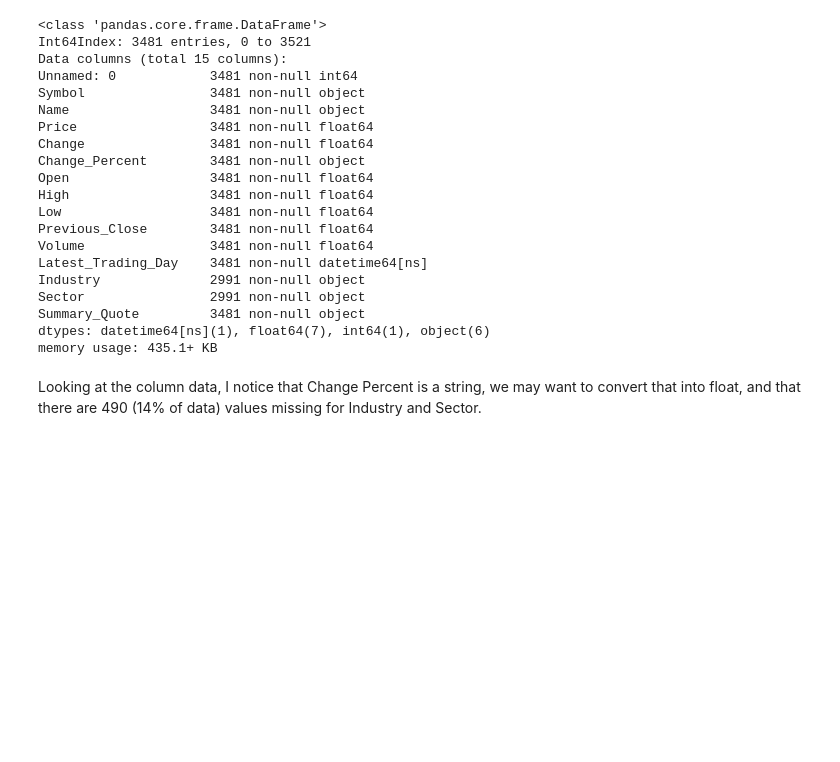
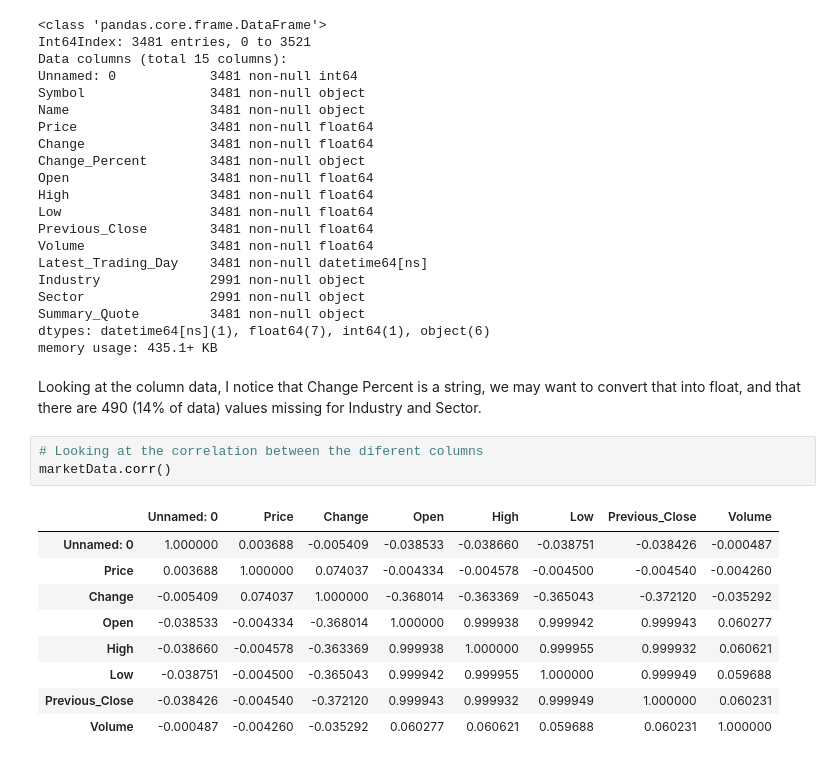
Before and after one commit to brian-cobo/Stock_Market_Analysis_Software, a Jupyter notebook: Explore Market Data.ipynb, the cells around one changed output. Cells and saved outputs as stored; diff of their text form; blank space fills up the shorter version.

```diff
--- a/Explore Market Data.ipynb
+++ b/Explore Market Data.ipynb
@@ -97,3 +98,16 @@ dtypes: datetime64[ns](1), float64(7), int64(1), object(6)
 memory usage: 435.1+ KB
 # %% [markdown]
 Looking at the column data, I notice that Change Percent is a string, we may want to convert that into float, and that there are 490 (14% of data) values missing for Industry and Sector.
+# %%
+# Looking at the correlation between the diferent columns
+marketData.corr()
+# %% [output]
+|  | Unnamed: 0 | Price | Change | Open | High | Low | Previous_Close | Volume |
+| Unnamed: 0 | 1.000000 | 0.003688 | -0.005409 | -0.038533 | -0.038660 | -0.038751 | -0.038426 | -0.000487 |
+| Price | 0.003688 | 1.000000 | 0.074037 | -0.004334 | -0.004578 | -0.004500 | -0.004540 | -0.004260 |
+| Change | -0.005409 | 0.074037 | 1.000000 | -0.368014 | -0.363369 | -0.365043 | -0.372120 | -0.035292 |
+| Open | -0.038533 | -0.004334 | -0.368014 | 1.000000 | 0.999938 | 0.999942 | 0.999943 | 0.060277 |
+| High | -0.038660 | -0.004578 | -0.363369 | 0.999938 | 1.000000 | 0.999955 | 0.999932 | 0.060621 |
+| Low | -0.038751 | -0.004500 | -0.365043 | 0.999942 | 0.999955 | 1.000000 | 0.999949 | 0.059688 |
+| Previous_Close | -0.038426 | -0.004540 | -0.372120 | 0.999943 | 0.999932 | 0.999949 | 1.000000 | 0.060231 |
+| Volume | -0.000487 | -0.004260 | -0.035292 | 0.060277 | 0.060621 | 0.059688 | 0.060231 | 1.000000 |
```
Also changed, not shown: parts of 6 cells of this notebook.
